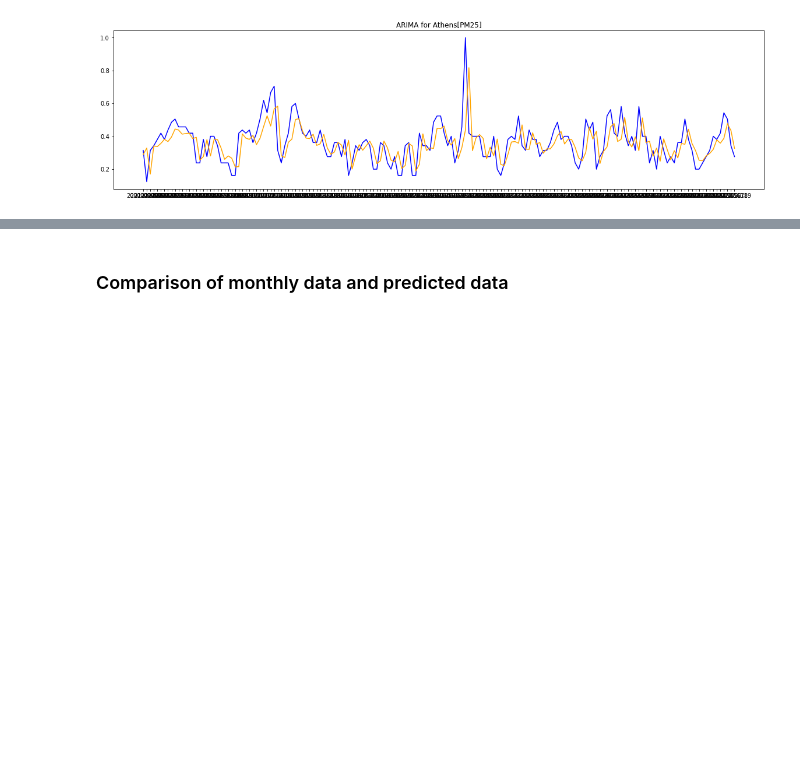
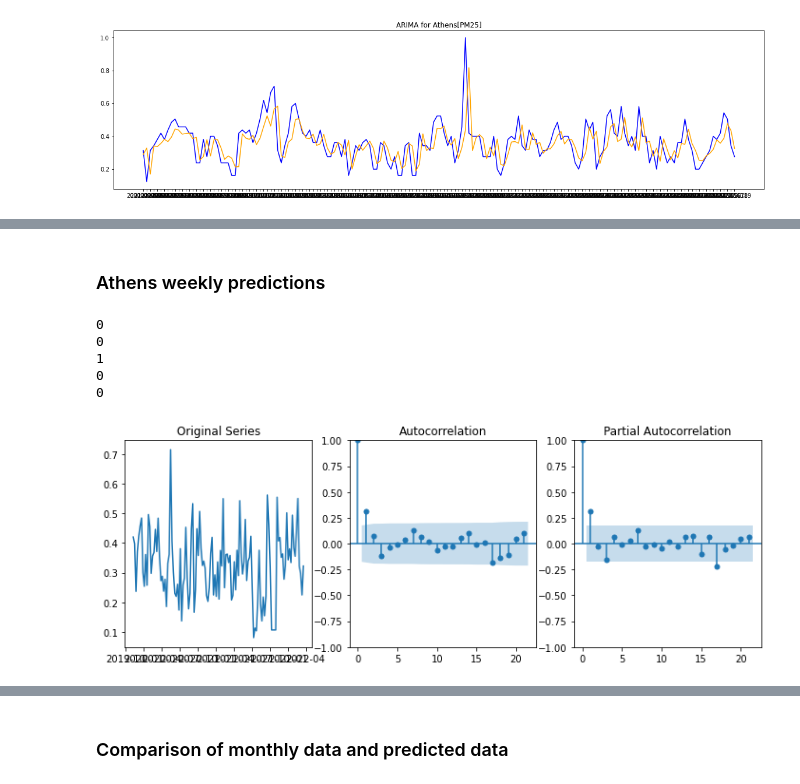
Before and after one commit to pbiti/Air-Pollution-Prediction_diploma-thesis, a Jupyter notebook: Athens/Athens_ARIMA.ipynb, the cells around one changed output, grey strips where cells are left out. Cells and saved outputs as stored; diff of their text form; code cells hidden in the pictures; blank space fills up the shorter version.

```diff
--- a/Athens/Athens_ARIMA.ipynb
+++ b/Athens/Athens_ARIMA.ipynb
@@ -449,0 +415,2 @@ def seasonal_split_ARIMA(data, params):
+# %% [markdown]
+### Athens weekly predictions
@@ -449,0 +421,25 @@ def seasonal_split_ARIMA(data, params):
+# %%
+print(ndiffs(Athens_weekly['no2'], test='adf'))
+print(ndiffs(Athens_weekly['so2'], test='adf'))
+print(ndiffs(Athens_weekly['o3'], test='adf'))
+print(ndiffs(Athens_weekly['pm10'], test='adf'))
+print(ndiffs(Athens_weekly['pm25'], test='adf'))
+# %% [output]
+0
+0
+1
+0
+0
+# %%
+#NO2
+plt.rcParams.update({'figure.figsize':(12,4)})
+
+# Original Series
+fig, axes = plt.subplots(1, 3)
+axes[0].plot(Athens_weekly['no2']); axes[0].set_title('Original Series')
+plot_acf(Athens_weekly['no2'], ax=axes[1])
+plot_pacf(Athens_weekly['no2'], ax=axes[2])
+
+plt.show()
+# %% [output]
+[figure, added]
```
Also changed, not shown: parts of 18 cells of this notebook, 2 other files.
